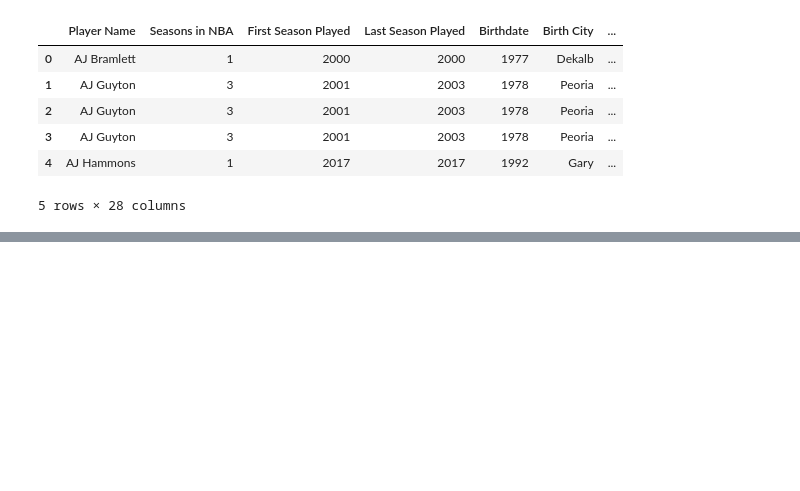
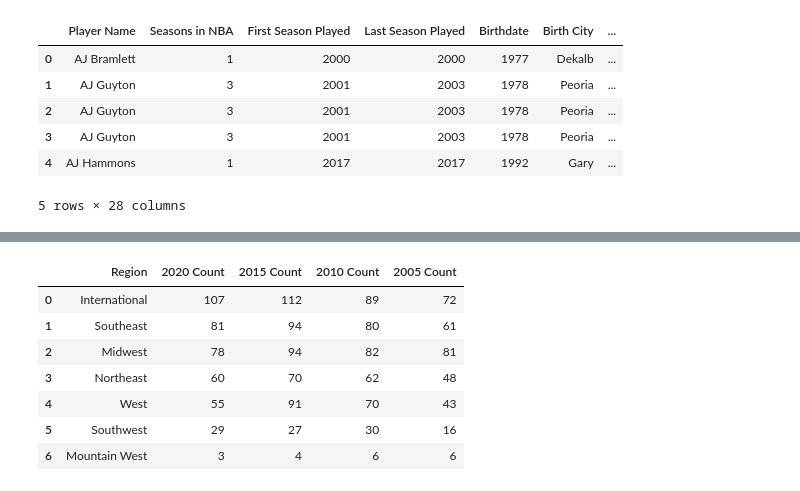
Before and after one commit to emitropoulos/Project-1, a Jupyter notebook: nba_analysis.ipynb, the cells around one changed output, grey strips where cells are left out. Cells and saved outputs as stored; diff of their text form; code cells hidden in the pictures; blank space fills up the shorter version.

```diff
--- a/nba_analysis.ipynb
+++ b/nba_analysis.ipynb
@@ -411,0 +410,21 @@ plt.show()
+# %%
+#Rename count column
+region_counts_2020 = region_counts_2020.rename(columns={'count': '2020 Count'})
+region_counts_2015 = region_counts_2015.rename(columns={'count': '2015 Count'})
+region_counts_2010 = region_counts_2010.rename(columns={'count': '2010 Count'})
+region_counts_2005 = region_counts_2005.rename(columns={'count': '2005 Count'})
+
+# Merge dataframes
+merged_5_year_data = pd.merge(region_counts_2020, region_counts_2015, on=["Region"], how ="inner")
+merged_5_year_data = pd.merge(merged_5_year_data, region_counts_2010, on=["Region"], how ="inner")
+merged_5_year_data = pd.merge(merged_5_year_data, region_counts_2005, on=["Region"], how ="inner")
+merged_5_year_data
+# %% [output]
+|  | Region | 2020 Count | 2015 Count | 2010 Count | 2005 Count |
+| 0 | International | 107 | 112 | 89 | 72 |
+| 1 | Southeast | 81 | 94 | 80 | 61 |
+| 2 | Midwest | 78 | 94 | 82 | 81 |
+| 3 | Northeast | 60 | 70 | 62 | 48 |
+| 4 | West | 55 | 91 | 70 | 43 |
+| 5 | Southwest | 29 | 27 | 30 | 16 |
+| 6 | Mountain West | 3 | 4 | 6 | 6 |
```
Also changed, not shown: parts of 12 cells of this notebook.
